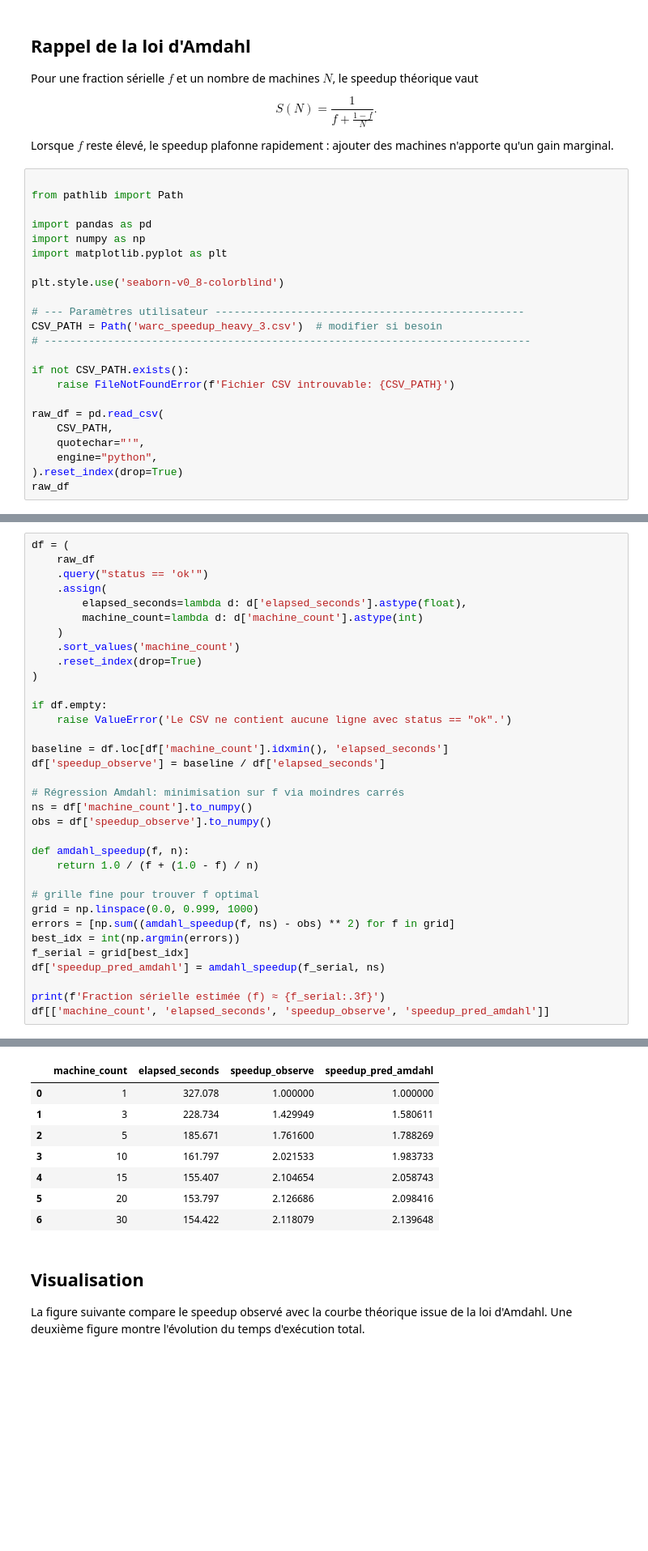
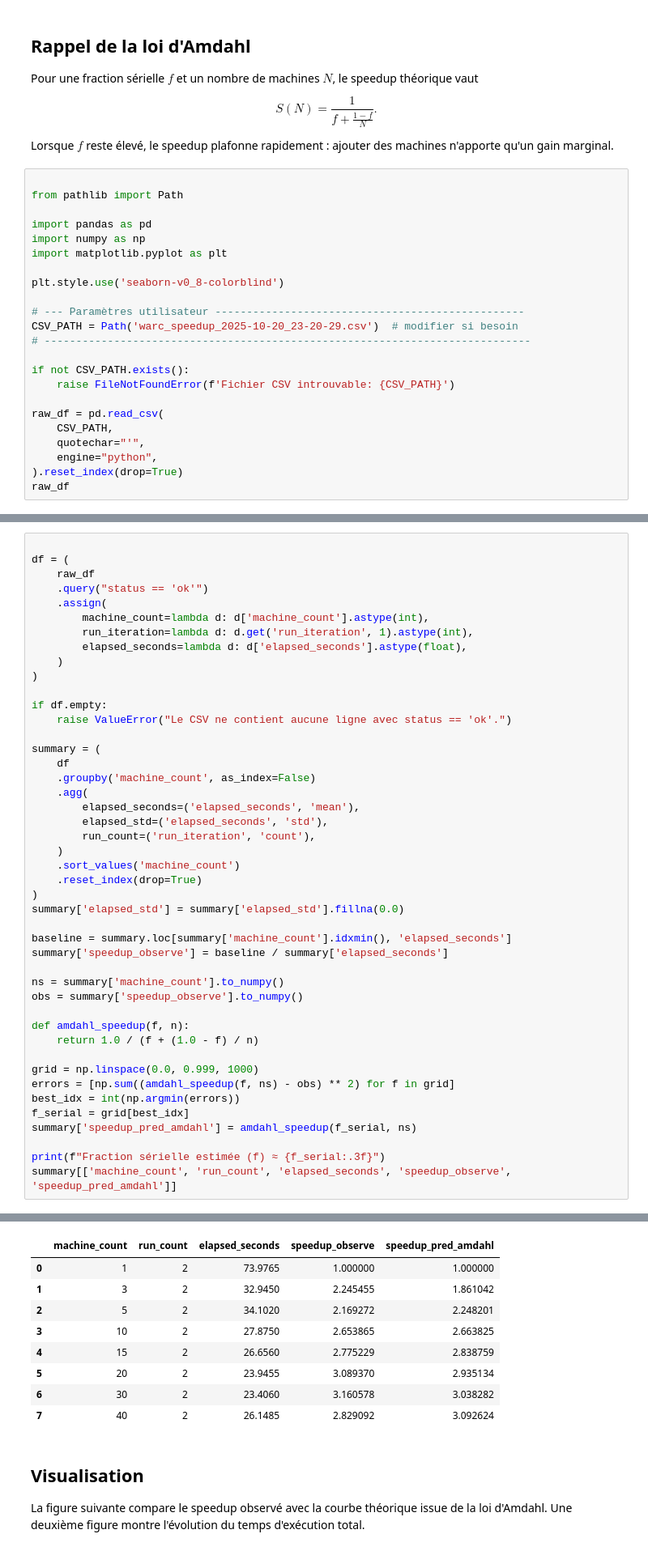
Before and after one commit to BNJ02/homemade_hadoop, a Jupyter notebook: amdahl_analysis.ipynb, the cells around one changed output, grey strips where cells are left out. Shown at 81% size. Saved outputs shown, nothing was run; the diff lists cells and outputs as text; blank space fills up the shorter version.

```diff
--- a/amdahl_analysis.ipynb
+++ b/amdahl_analysis.ipynb
@@ -22,7 +22,7 @@ import matplotlib.pyplot as plt
 plt.style.use('seaborn-v0_8-colorblind')
 
 # --- Paramètres utilisateur -------------------------------------------------
-CSV_PATH = Path('warc_speedup_heavy_3.csv')  # modifier si besoin
+CSV_PATH = Path('warc_speedup_2025-10-20_23-20-29.csv')  # modifier si besoin
 # -----------------------------------------------------------------------------
 
 if not CSV_PATH.exists():
@@ -50,35 +61,46 @@ On nettoie le CSV et on calcule le speedup *observé* ainsi qu'une estimation de
 # %%
+
 df = (
     raw_df
     .query("status == 'ok'")
     .assign(
+        machine_count=lambda d: d['machine_count'].astype(int),
+        run_iteration=lambda d: d.get('run_iteration', 1).astype(int),
         elapsed_seconds=lambda d: d['elapsed_seconds'].astype(float),
-        machine_count=lambda d: d['machine_count'].astype(int)
+    )
+)
+
+if df.empty:
+    raise ValueError("Le CSV ne contient aucune ligne avec status == 'ok'.")
+
+summary = (
+    df
+    .groupby('machine_count', as_index=False)
+    .agg(
+        elapsed_seconds=('elapsed_seconds', 'mean'),
+        elapsed_std=('elapsed_seconds', 'std'),
+        run_count=('run_iteration', 'count'),
     )
     .sort_values('machine_count')
     .reset_index(drop=True)
 )
+summary['elapsed_std'] = summary['elapsed_std'].fillna(0.0)
 
-if df.empty:
-    raise ValueError('Le CSV ne contient aucune ligne avec status == "ok".')
+baseline = summary.loc[summary['machine_count'].idxmin(), 'elapsed_seconds']
+summary['speedup_observe'] = baseline / summary['elapsed_seconds']
 
-baseline = df.loc[df['machine_count'].idxmin(), 'elapsed_seconds']
-df['speedup_observe'] = baseline / df['elapsed_seconds']
-
-# Régression Amdahl: minimisation sur f via moindres carrés
-ns = df['machine_count'].to_numpy()
-obs = df['speedup_observe'].to_numpy()
+ns = summary['machine_count'].to_numpy()
+obs = summary['speedup_observe'].to_numpy()
 
 def amdahl_speedup(f, n):
     return 1.0 / (f + (1.0 - f) / n)
 
-# grille fine pour trouver f optimal
 grid = np.linspace(0.0, 0.999, 1000)
 errors = [np.sum((amdahl_speedup(f, ns) - obs) ** 2) for f in grid]
 best_idx = int(np.argmin(errors))
 f_serial = grid[best_idx]
-df['speedup_pred_amdahl'] = amdahl_speedup(f_serial, ns)
+summary['speedup_pred_amdahl'] = amdahl_speedup(f_serial, ns)
 
-print(f'Fraction sérielle estimée (f) ≈ {f_serial:.3f}')
-df[['machine_count', 'elapsed_seconds', 'speedup_observe', 'speedup_pred_amdahl']]
+print(f"Fraction sérielle estimée (f) ≈ {f_serial:.3f}")
+summary[['machine_count', 'run_count', 'elapsed_seconds', 'speedup_observe', 'speedup_pred_amdahl']]
 # %% [output]
@@ -86,11 +108,12 @@ Fraction sérielle estimée (f) ≈ 0.449
-|  | machine_count | elapsed_seconds | speedup_observe | speedup_pred_amdahl |
-| 0 | 1 | 327.078 | 1.000000 | 1.000000 |
-| 1 | 3 | 228.734 | 1.429949 | 1.580611 |
-| 2 | 5 | 185.671 | 1.761600 | 1.788269 |
-| 3 | 10 | 161.797 | 2.021533 | 1.983733 |
-| 4 | 15 | 155.407 | 2.104654 | 2.058743 |
-| 5 | 20 | 153.797 | 2.126686 | 2.098416 |
-| 6 | 30 | 154.422 | 2.118079 | 2.139648 |
+|  | machine_count | run_count | elapsed_seconds | speedup_observe | speedup_pred_amdahl |
+| 0 | 1 | 2 | 73.9765 | 1.000000 | 1.000000 |
+| 1 | 3 | 2 | 32.9450 | 2.245455 | 1.861042 |
+| 2 | 5 | 2 | 34.1020 | 2.169272 | 2.248201 |
+| 3 | 10 | 2 | 27.8750 | 2.653865 | 2.663825 |
+| 4 | 15 | 2 | 26.6560 | 2.775229 | 2.838759 |
+| 5 | 20 | 2 | 23.9455 | 3.089370 | 2.935134 |
+| 6 | 30 | 2 | 23.4060 | 3.160578 | 3.038282 |
+| 7 | 40 | 2 | 26.1485 | 2.829092 | 3.092624 |
 # %% [markdown]
 ## Visualisation
 
```
Also changed, not shown: parts of 4 cells of this notebook, 2 other files.
